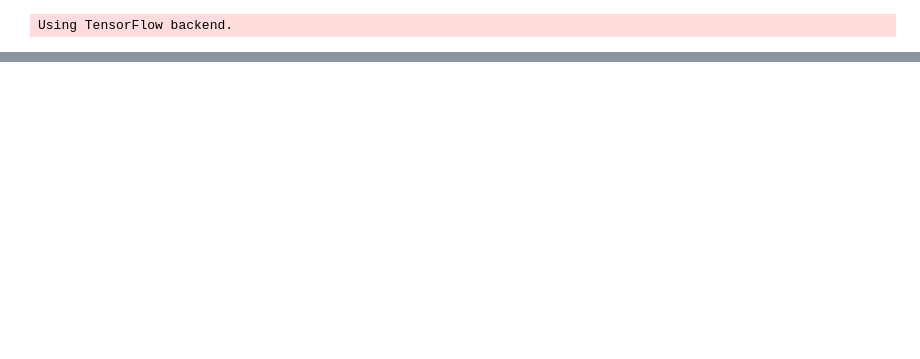
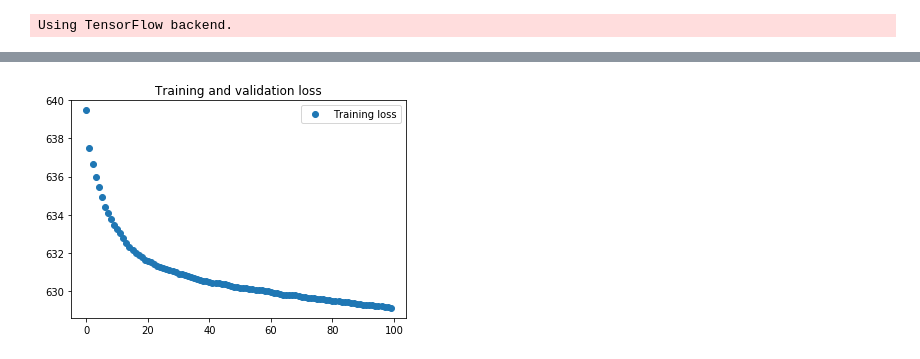
Before and after one commit to greenelab/LINCS_latent_space, a Jupyter notebook: scripts/3_tybalt_2layer_model_generator.ipynb, the cells around one changed output, grey strips where cells are left out. Drawn from its saved outputs; the diff is of its cells as text; code cells hidden in the pictures; blank space fills up the shorter version.

```diff
--- a/scripts/3_tybalt_2layer_model_generator.ipynb
+++ b/scripts/3_tybalt_2layer_model_generator.ipynb
@@ -240,13 +242,15 @@ fig.savefig(hist_plot_file)
 # %%
 loss = hist.history['loss']
 val_loss = hist.history['val_loss']
 epochs = range(epochs)
 plt.figure()
 plt.plot(epochs, loss, 'o', label='Training loss')
-plt.plot(epochs, val_loss, 'b', label='Validation loss')
+#plt.plot(epochs, val_loss, 'b', label='Validation loss')
 plt.title('Training and validation loss')
 plt.legend()
 plt.show()
+# %% [output]
+[figure, added]
 # %%
 # Output
 
```
Also changed, not shown: parts of 3 cells of this notebook, 1 other file.
